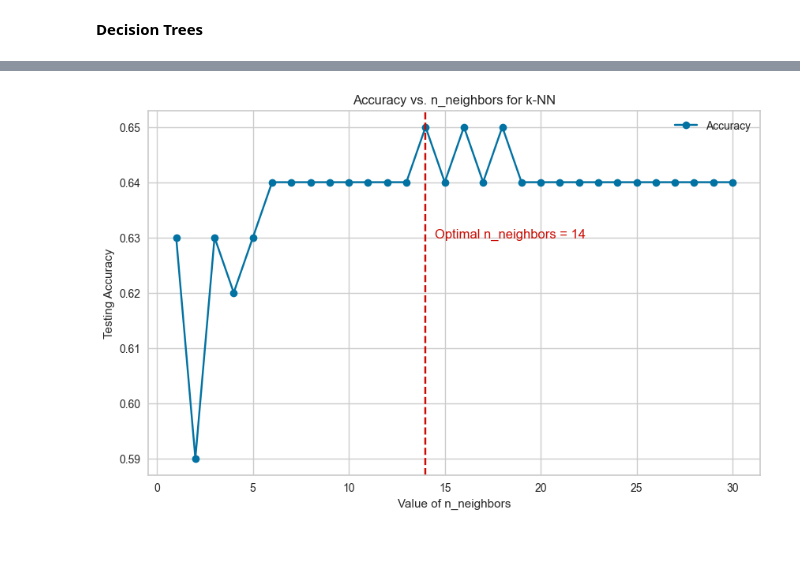
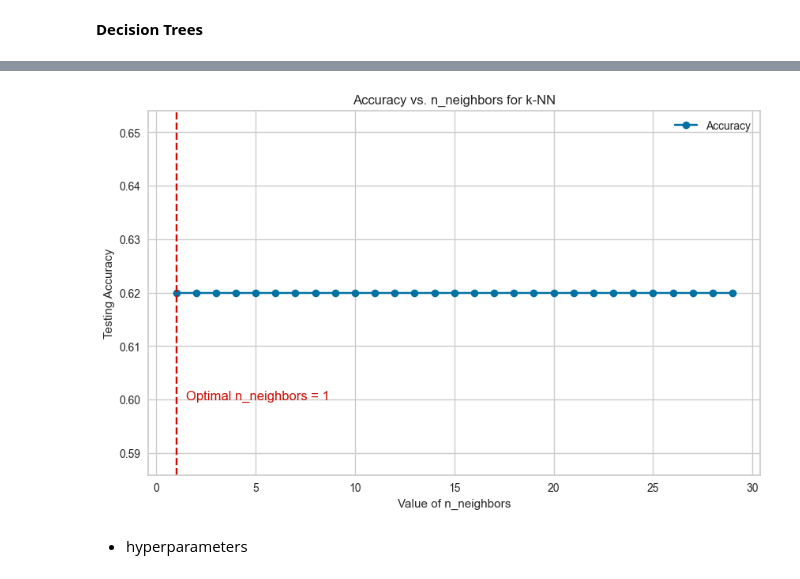
Before and after one commit to ishamel101/Credit-Score-Classification, a Jupyter notebook: Credit Score Classification.ipynb, the cells around one changed output, grey strips where cells are left out. Saved outputs shown, nothing was run; the diff lists cells and outputs as text; code cells hidden in the pictures; blank space fills up the shorter version.

```diff
--- a/Credit Score Classification.ipynb
+++ b/Credit Score Classification.ipynb
@@ -1134,12 +1134,3 @@ F1 Score (weighted): 0.61
 the model trained with PCA data has beter perfermance
 # %% [markdown]
 **Decision Trees**
-# %%
-dec_tree = DecisionTreeClassifier()
-dec_tree.fit(X_train_normalized, y_train)
-#dec_tree_score = dec_tree.score(X_test_normalized, y_test)
-
-predictions_decission_tree = dec_tree.predict(X_test_normalized)
-
-# evaluation
-evaluate_model(y_test, predictions_decission_tree)
@@ -1165,21 +1207,3 @@ F1 Score (weighted): 0.72
 from sklearn.neighbors import KNeighborsClassifier
 from sklearn.pipeline import Pipeline
 from sklearn.preprocessing import StandardScaler
-# %%
-# Define the range of n_neighbors
-n_neighbors_range = range(1, 31)
-clf = Pipeline(
-    steps=[("scaler", StandardScaler()), ("knn", KNeighborsClassifier(n_neighbors=11))]
-)
-# Initialize an empty list to store accuracy scores
-scores = []
-# Loop through different values of n_neighbors
-for k in n_neighbors_range:
-    #knn = KNeighborsClassifier(n_neighbors=k)
-    clf = Pipeline(
-    steps=[("scaler", StandardScaler()), ("knn", KNeighborsClassifier(n_neighbors=k))])
-    clf.fit(X_train_normalized, y_train)
-    y_pred = clf.predict(X_test_normalized)
-    accuracy = accuracy_score(y_test, y_pred)
-    scores.append(round(accuracy, 2))
-    print(f'Accuracy for n_neighbors={k} is: {accuracy:.2f}')
@@ -1203,0 +1210,11 @@ Accuracy for n_neighbors=30 is: 0.64
+# %%
+#Choosing the right value of K
+n_neighbors=30
+scores=[]
+for k in range(1,30):
+  knn=KNeighborsClassifier()
+  knn.fit(X_train_normalized,y_train)
+  y_pred=knn.predict(X_test_normalized)
+  accuracy = accuracy_score(y_test, y_pred)
+  print('Accuracy for k=',k,'is:',round(accuracy_score(y_pred,y_test),2))
+  scores.append(round(accuracy_score(y_pred,y_test),2))
@@ -1204,18 +1239,21 @@ Accuracy for n_neighbors=30 is: 0.64
 # %%
+n_neighbors_range = range(1, 30)
+
 # Plotting accuracy scores
 plt.figure(figsize=(10, 6))
 plt.plot(n_neighbors_range, scores, marker='o', linestyle='-', color='b', label='Accuracy')
 plt.xlabel('Value of n_neighbors')
 plt.ylabel('Testing Accuracy')
 plt.title('Accuracy vs. n_neighbors for k-NN')
 plt.grid(True)
 plt.legend()
-
 # Find optimal n_neighbors based on maximum accuracy
 optimal_k = n_neighbors_range[np.argmax(scores)]
 plt.axvline(x=optimal_k, color='r', linestyle='--')
 plt.text(optimal_k + 0.5, max(scores) - 0.02, f'Optimal n_neighbors = {optimal_k}', color='r')
 
 plt.show()
 # %% [output]
-[figure, old version]
+[figure, new version]
+# %% [markdown]
+- hyperparameters
```
Also changed, not shown: parts of 20 cells of this notebook.
